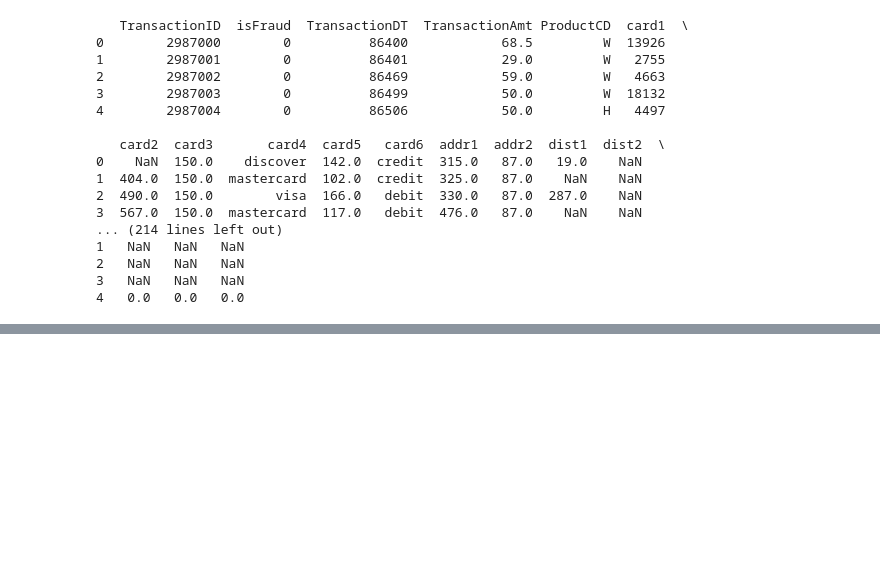
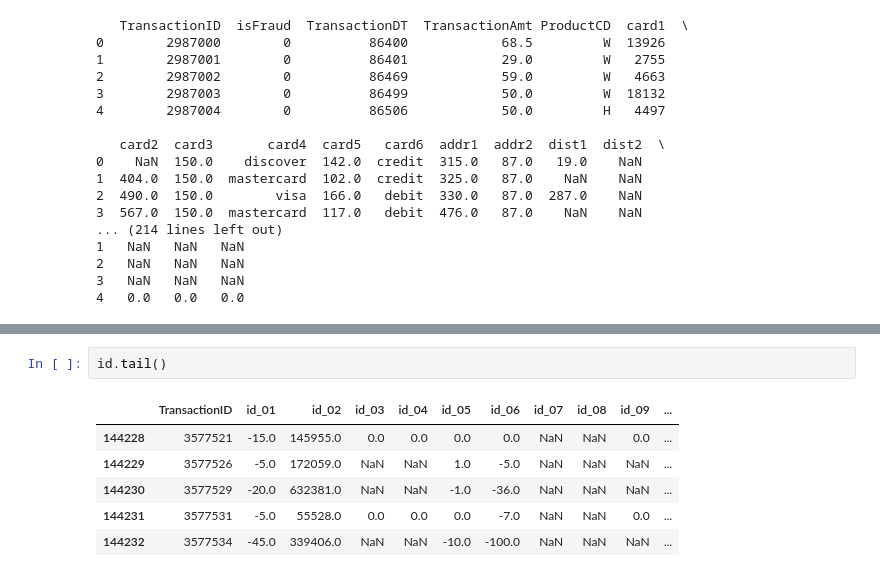
Before and after one commit to BlueViperX/fraud_detection, a Jupyter notebook: notebooks/0_dataunderstanding.ipynb, the cells around one changed output, grey strips where cells are left out. Saved outputs shown, nothing was run; the diff lists cells and outputs as text; blank space fills up the shorter version.

```diff
--- a/notebooks/0_dataunderstanding.ipynb
+++ b/notebooks/0_dataunderstanding.ipynb
@@ -46,0 +138,9 @@ print(f"{txn.head(5)}")
+# %%
+id.tail()
+# %% [output]
+|  | TransactionID | id_01 | id_02 | id_03 | id_04 | id_05 | id_06 | id_07 | id_08 | id_09 | ... |
+| 144228 | 3577521 | -15.0 | 145955.0 | 0.0 | 0.0 | 0.0 | 0.0 | NaN | NaN | 0.0 | ... |
+| 144229 | 3577526 | -5.0 | 172059.0 | NaN | NaN | 1.0 | -5.0 | NaN | NaN | NaN | ... |
+| 144230 | 3577529 | -20.0 | 632381.0 | NaN | NaN | -1.0 | -36.0 | NaN | NaN | NaN | ... |
+| 144231 | 3577531 | -5.0 | 55528.0 | 0.0 | 0.0 | 0.0 | -7.0 | NaN | NaN | 0.0 | ... |
+| 144232 | 3577534 | -45.0 | 339406.0 | NaN | NaN | -10.0 | -100.0 | NaN | NaN | NaN | ... |
```
Also changed, not shown: parts of 12 cells of this notebook, 6 other files.
